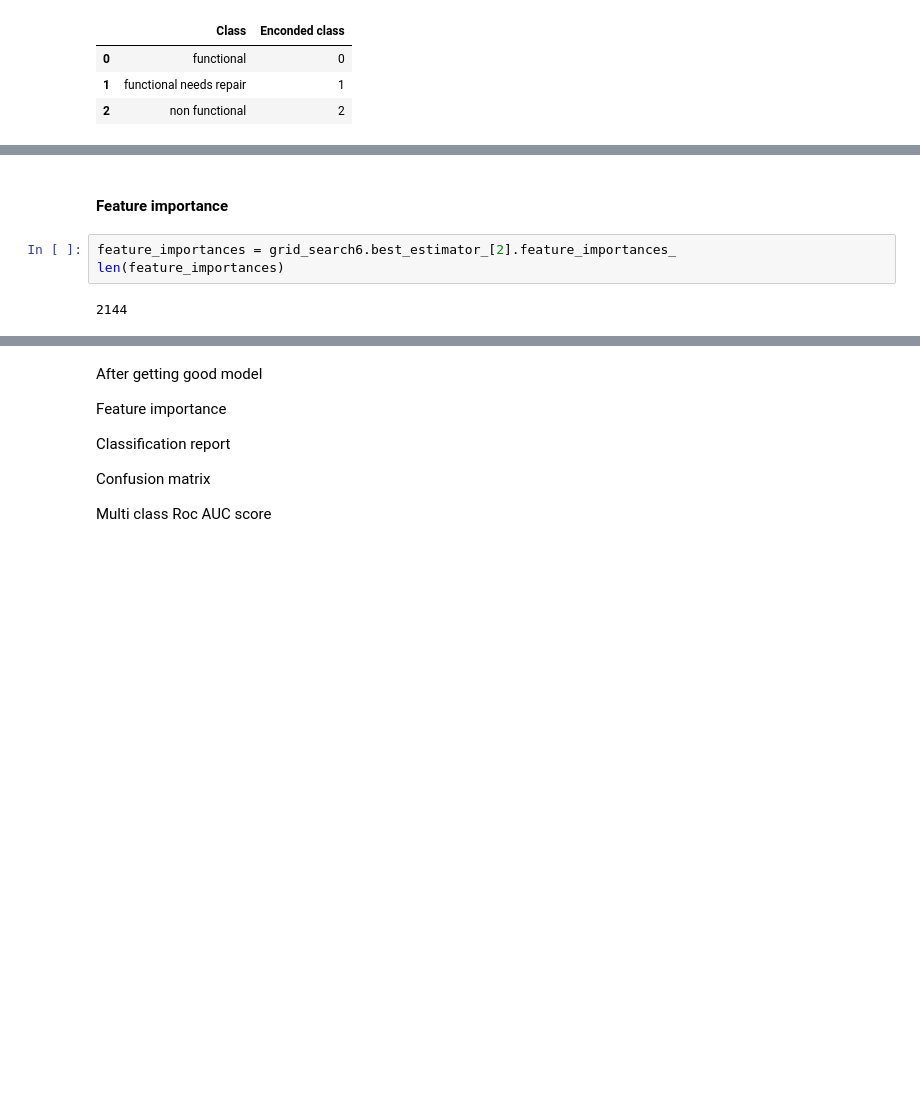
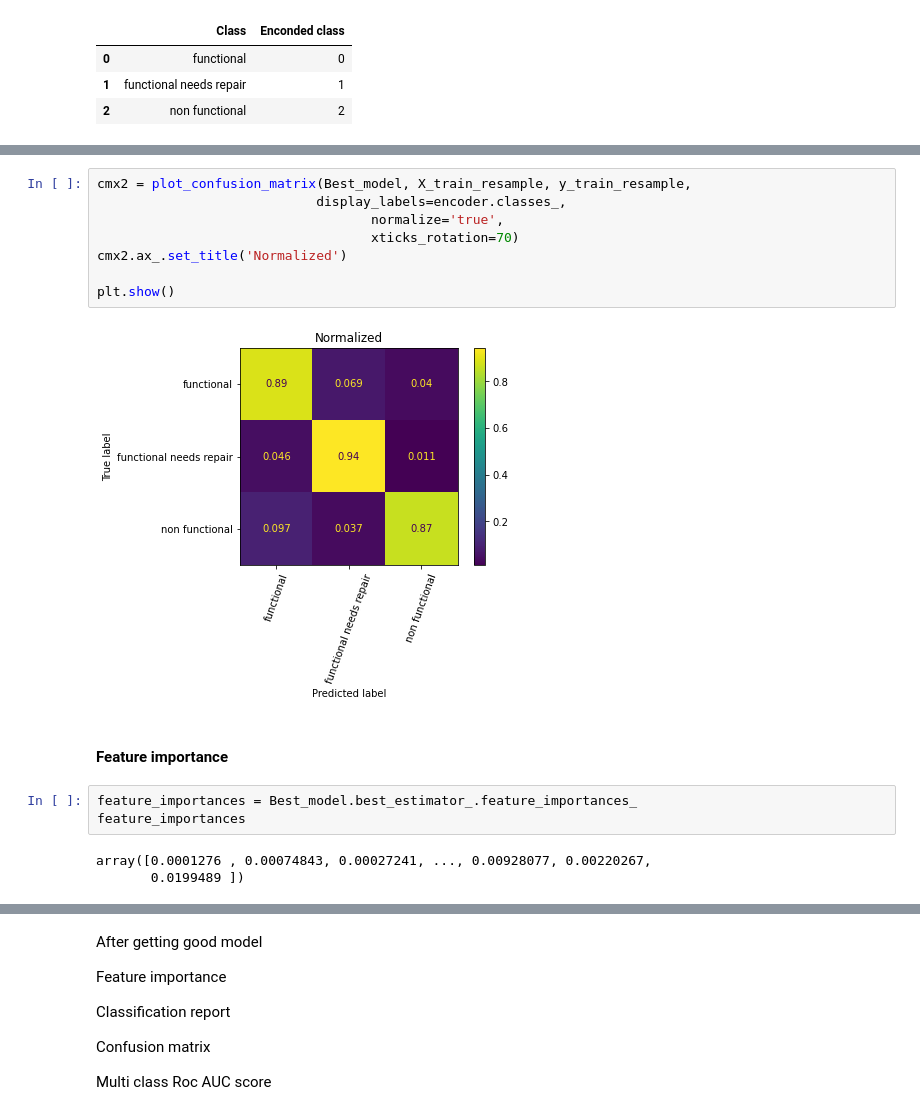
Before and after one commit to RaulCTorres/Tanzanian_Water_Wells, a Jupyter notebook: Scratch_code/Juan_Notebook.ipynb, the cells around one changed output, grey strips where cells are left out. Cells and saved outputs as stored; diff of their text form; blank space fills up the shorter version.

```diff
--- a/Scratch_code/Juan_Notebook.ipynb
+++ b/Scratch_code/Juan_Notebook.ipynb
@@ -1430,7 +1521,18 @@ plot_confusion_matrix(grid_search6, X_train_resample, y_train_resample);
+# %%
+cmx2 = plot_confusion_matrix(Best_model, X_train_resample, y_train_resample,
+                            display_labels=encoder.classes_,
+                                   normalize='true',
+                                   xticks_rotation=70)
+cmx2.ax_.set_title('Normalized')
+
+plt.show()
+# %% [output]
+[figure, added]
 # %% [markdown]
 #### Feature importance
 # %%
-feature_importances = grid_search6.best_estimator_[2].feature_importances_
-len(feature_importances)
+feature_importances = Best_model.best_estimator_.feature_importances_
+feature_importances
 # %% [output]
-2144
+array([0.0001276 , 0.00074843, 0.00027241, ..., 0.00928077, 0.00220267,
+       0.0199489 ])
```
Also changed, not shown: parts of 23 cells of this notebook.
